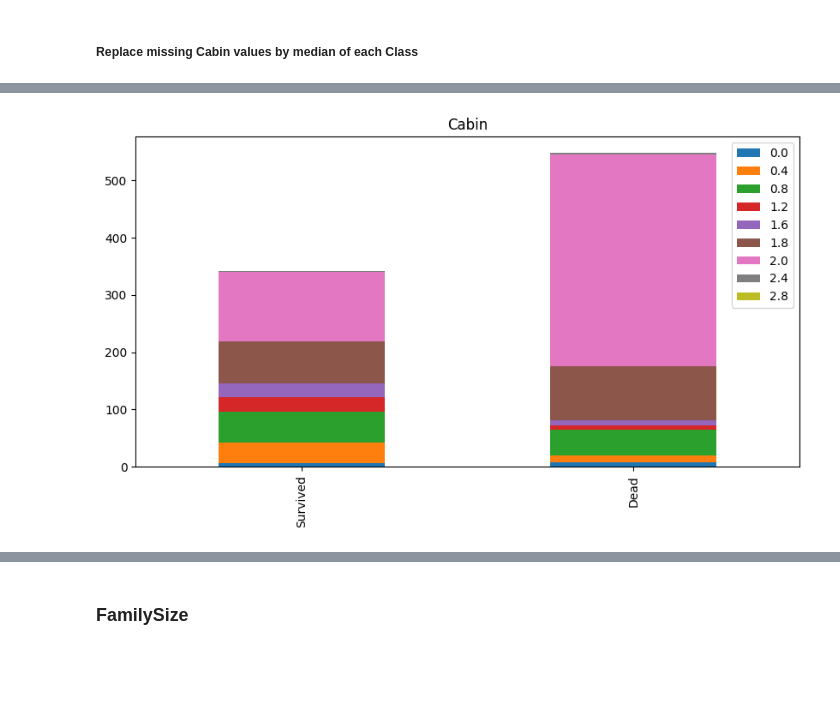
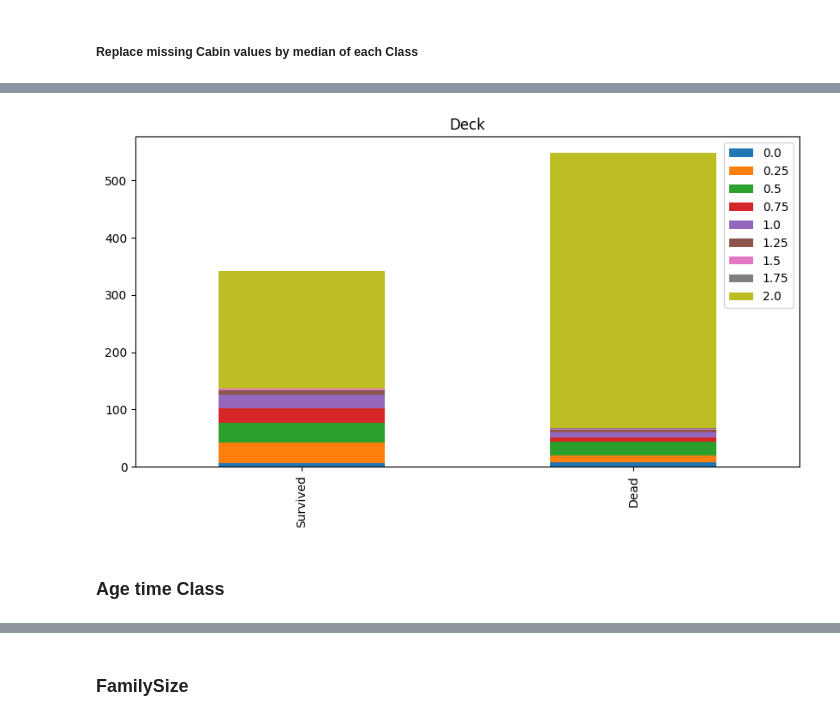
Before and after one commit to thibaud-perrin/kaggle-titanic, a Jupyter notebook: TitanicV2.ipynb, the cells around one changed output, grey strips where cells are left out. Saved outputs shown, nothing was run; the diff lists cells and outputs as text; code cells hidden in the pictures; blank space fills up the shorter version.

```diff
--- a/TitanicV2.ipynb
+++ b/TitanicV2.ipynb
@@ -559,4 +616,6 @@ train.head()
 # %%
-bar_chart('Cabin')
+bar_chart('Deck')
 # %% [output]
-[figure, old version]
+[figure, new version]
+# %% [markdown]
+### Age time Class
```
Also changed, not shown: parts of 56 cells of this notebook, 2 other files.
